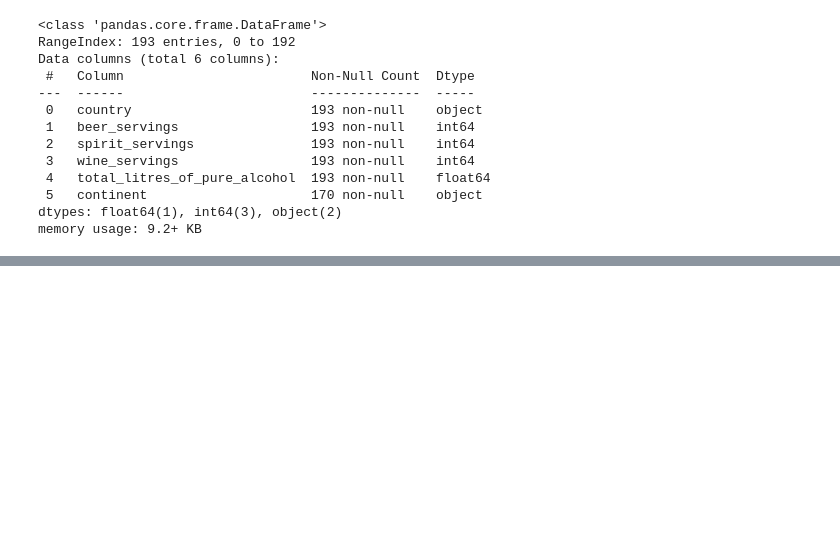
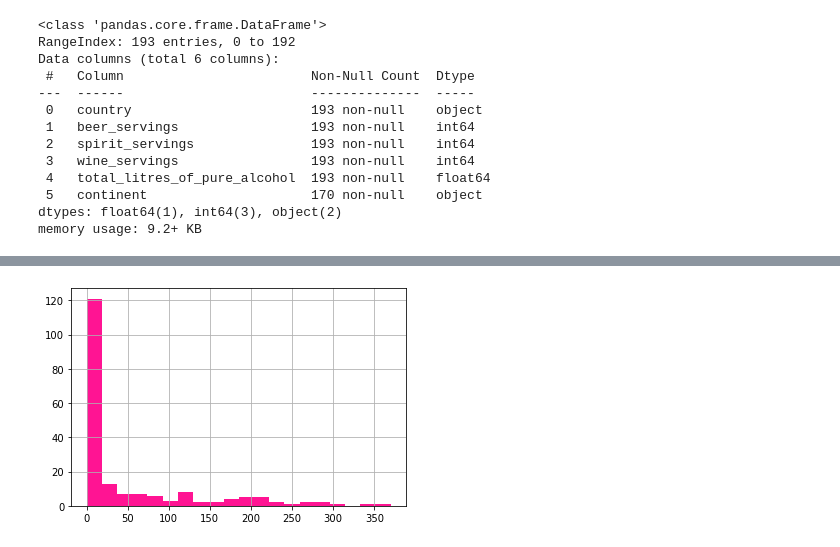
Before and after one commit to MatthewNewell006/alcohol_consumption, a Jupyter notebook: alcohol_data.ipynb, the cells around one changed output, grey strips where cells are left out. Cells and saved outputs as stored; diff of their text form; code cells hidden in the pictures; blank space fills up the shorter version.

```diff
--- a/alcohol_data.ipynb
+++ b/alcohol_data.ipynb
@@ -56,0 +108,5 @@ drinks_df
+# %%
+ws = d_df.loc[:,'wine_servings']
+ws.hist(bins=20,color='deeppink');
+# %% [output]
+[figure, added]
```
Also changed, not shown: parts of 16 cells of this notebook, 3 other files.
